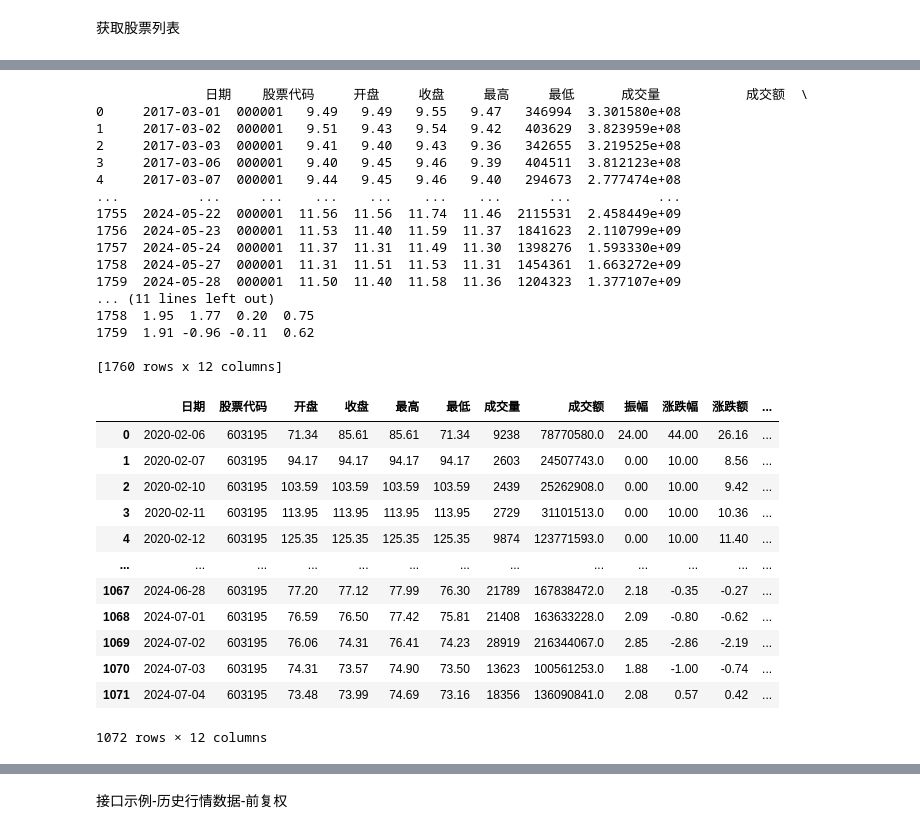
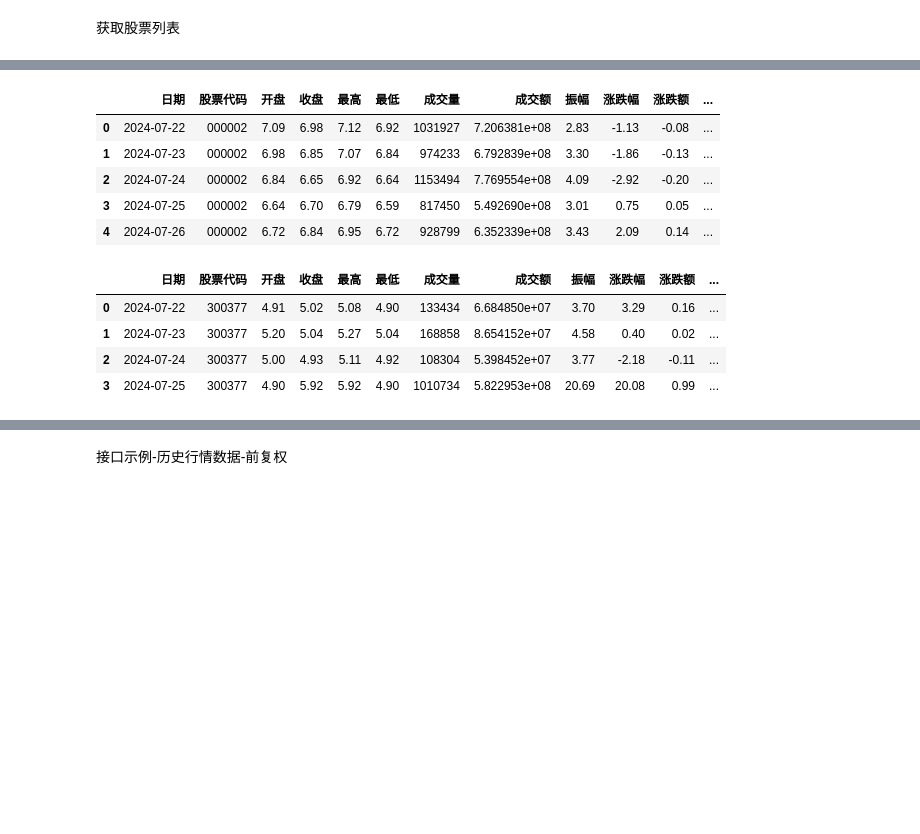
Before and after one commit to EveryFine/GeniusAI, a Jupyter notebook: GeniusChatbots/playground/datasource/AKShare获取股票信息.ipynb, the cells around one changed output, grey strips where cells are left out. Saved outputs shown, nothing was run; the diff lists cells and outputs as text; code cells hidden in the pictures; blank space fills up the shorter version.

```diff
--- a/GeniusChatbots/playground/datasource/AKShare获取股票信息.ipynb
+++ b/GeniusChatbots/playground/datasource/AKShare获取股票信息.ipynb
@@ -266,39 +266,20 @@ ak.stock_zh_a_spot_em()
 # %%
-stock_zh_a_hist_df = ak.stock_zh_a_hist(symbol="000001", period="daily", start_date="20170301", end_date='20240528', adjust="")
-print(stock_zh_a_hist_df)
+stock_zh_a_hist_df = ak.stock_zh_a_hist(symbol="000002", period="daily", start_date="20240720", end_date='20240728', adjust="")
+stock_zh_a_hist_df
 # %% [output]
-              日期    股票代码     开盘     收盘     最高     最低      成交量           成交额  \
-0     2017-03-01  000001   9.49   9.49   9.55   9.47   346994  3.301580e+08
-1     2017-03-02  000001   9.51   9.43   9.54   9.42   403629  3.823959e+08
-2     2017-03-03  000001   9.41   9.40   9.43   9.36   342655  3.219525e+08
-3     2017-03-06  000001   9.40   9.45   9.46   9.39   404511  3.812123e+08
-4     2017-03-07  000001   9.44   9.45   9.46   9.40   294673  2.777474e+08
-...          ...     ...    ...    ...    ...    ...      ...           ...
-1755  2024-05-22  000001  11.56  11.56  11.74  11.46  2115531  2.458449e+09
-1756  2024-05-23  000001  11.53  11.40  11.59  11.37  1841623  2.110799e+09
-1757  2024-05-24  000001  11.37  11.31  11.49  11.30  1398276  1.593330e+09
-1758  2024-05-27  000001  11.31  11.51  11.53  11.31  1454361  1.663272e+09
-1759  2024-05-28  000001  11.50  11.40  11.58  11.36  1204323  1.377107e+09
-... (11 lines left out)
-1758  1.95  1.77  0.20  0.75
-1759  1.91 -0.96 -0.11  0.62
-
-[1760 rows x 12 columns]
+|  | 日期 | 股票代码 | 开盘 | 收盘 | 最高 | 最低 | 成交量 | 成交额 | 振幅 | 涨跌幅 | 涨跌额 | ... |
+| 0 | 2024-07-22 | 000002 | 7.09 | 6.98 | 7.12 | 6.92 | 1031927 | 7.206381e+08 | 2.83 | -1.13 | -0.08 | ... |
+| 1 | 2024-07-23 | 000002 | 6.98 | 6.85 | 7.07 | 6.84 | 974233 | 6.792839e+08 | 3.30 | -1.86 | -0.13 | ... |
+| 2 | 2024-07-24 | 000002 | 6.84 | 6.65 | 6.92 | 6.64 | 1153494 | 7.769554e+08 | 4.09 | -2.92 | -0.20 | ... |
+| 3 | 2024-07-25 | 000002 | 6.64 | 6.70 | 6.79 | 6.59 | 817450 | 5.492690e+08 | 3.01 | 0.75 | 0.05 | ... |
+| 4 | 2024-07-26 | 000002 | 6.72 | 6.84 | 6.95 | 6.72 | 928799 | 6.352339e+08 | 3.43 | 2.09 | 0.14 | ... |
 # %%
-stock_zh_a_hist_df = ak.stock_zh_a_hist(symbol="603195", period="daily", start_date="20200206", end_date='20240704', adjust="")
+stock_zh_a_hist_df = ak.stock_zh_a_hist(symbol="300377", period="daily", start_date="20240720", end_date='20240730', adjust="")
 stock_zh_a_hist_df
 # %% [output]
 |  | 日期 | 股票代码 | 开盘 | 收盘 | 最高 | 最低 | 成交量 | 成交额 | 振幅 | 涨跌幅 | 涨跌额 | ... |
-| 0 | 2020-02-06 | 603195 | 71.34 | 85.61 | 85.61 | 71.34 | 9238 | 78770580.0 | 24.00 | 44.00 | 26.16 | ... |
-| 1 | 2020-02-07 | 603195 | 94.17 | 94.17 | 94.17 | 94.17 | 2603 | 24507743.0 | 0.00 | 10.00 | 8.56 | ... |
-| 2 | 2020-02-10 | 603195 | 103.59 | 103.59 | 103.59 | 103.59 | 2439 | 25262908.0 | 0.00 | 10.00 | 9.42 | ... |
-| 3 | 2020-02-11 | 603195 | 113.95 | 113.95 | 113.95 | 113.95 | 2729 | 31101513.0 | 0.00 | 10.00 | 10.36 | ... |
-| 4 | 2020-02-12 | 603195 | 125.35 | 125.35 | 125.35 | 125.35 | 9874 | 123771593.0 | 0.00 | 10.00 | 11.40 | ... |
-| ... | ... | ... | ... | ... | ... | ... | ... | ... | ... | ... | ... | ... |
-| 1067 | 2024-06-28 | 603195 | 77.20 | 77.12 | 77.99 | 76.30 | 21789 | 167838472.0 | 2.18 | -0.35 | -0.27 | ... |
-| 1068 | 2024-07-01 | 603195 | 76.59 | 76.50 | 77.42 | 75.81 | 21408 | 163633228.0 | 2.09 | -0.80 | -0.62 | ... |
-| 1069 | 2024-07-02 | 603195 | 76.06 | 74.31 | 76.41 | 74.23 | 28919 | 216344067.0 | 2.85 | -2.86 | -2.19 | ... |
-| 1070 | 2024-07-03 | 603195 | 74.31 | 73.57 | 74.90 | 73.50 | 13623 | 100561253.0 | 1.88 | -1.00 | -0.74 | ... |
-| 1071 | 2024-07-04 | 603195 | 73.48 | 73.99 | 74.69 | 73.16 | 18356 | 136090841.0 | 2.08 | 0.57 | 0.42 | ... |
+| 0 | 2024-07-22 | 300377 | 4.91 | 5.02 | 5.08 | 4.90 | 133434 | 6.684850e+07 | 3.70 | 3.29 | 0.16 | ... |
+| 1 | 2024-07-23 | 300377 | 5.20 | 5.04 | 5.27 | 5.04 | 168858 | 8.654152e+07 | 4.58 | 0.40 | 0.02 | ... |
+| 2 | 2024-07-24 | 300377 | 5.00 | 4.93 | 5.11 | 4.92 | 108304 | 5.398452e+07 | 3.77 | -2.18 | -0.11 | ... |
+| 3 | 2024-07-25 | 300377 | 4.90 | 5.92 | 5.92 | 4.90 | 1010734 | 5.822953e+08 | 20.69 | 20.08 | 0.99 | ... |
-1072 rows × 12 columns
 # %%
```
Also changed, not shown: parts of 24 cells of this notebook.
